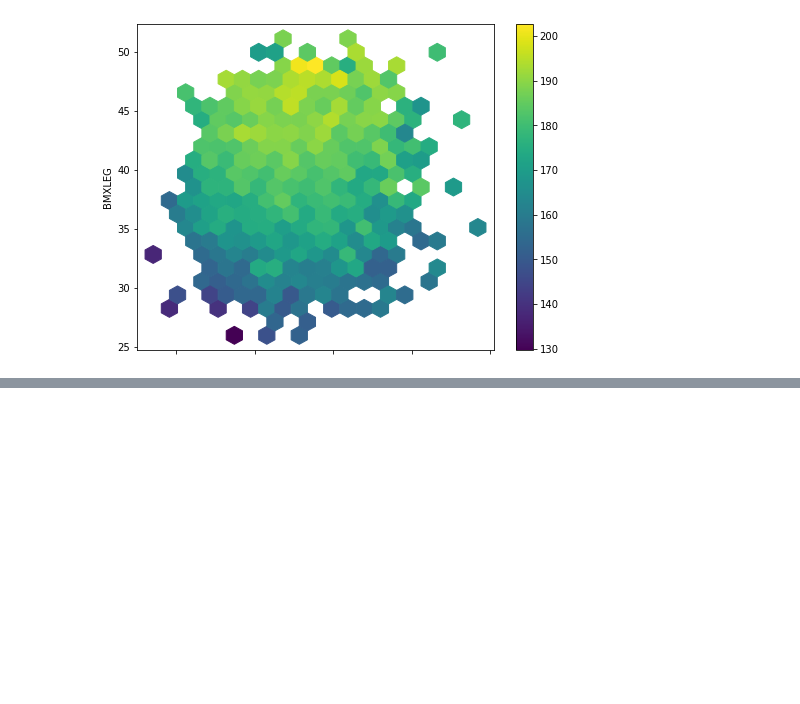
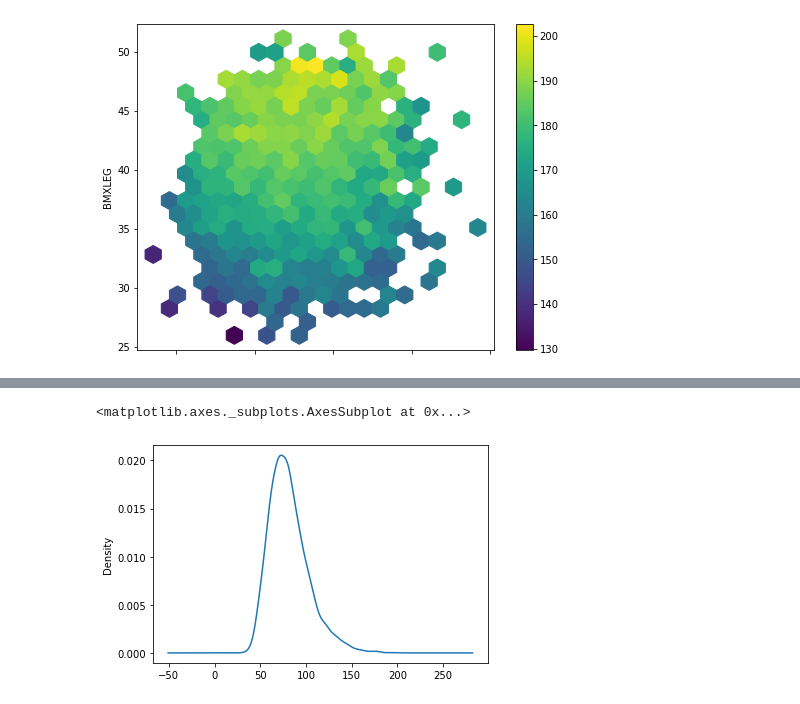
Before and after one commit to MartinXandersson/DataViz, a Jupyter notebook: Pandas.ipynb, the cells around one changed output, grey strips where cells are left out. Saved outputs shown, nothing was run; the diff lists cells and outputs as text; code cells hidden in the pictures; blank space fills up the shorter version.

```diff
--- a/Pandas.ipynb
+++ b/Pandas.ipynb
@@ -215,0 +240,6 @@ df.plot.hexbin(x='BMXARMC', y='BMXLEG', C = 'BMXHT',
+# %%
+# KDE or density plots. Probability distribution
+df['BMXWT'].plot.kde()
+# %% [output]
+<matplotlib.axes._subplots.AxesSubplot at 0x...>
+[figure, added]
```
Also changed, not shown: parts of 4 cells of this notebook.
